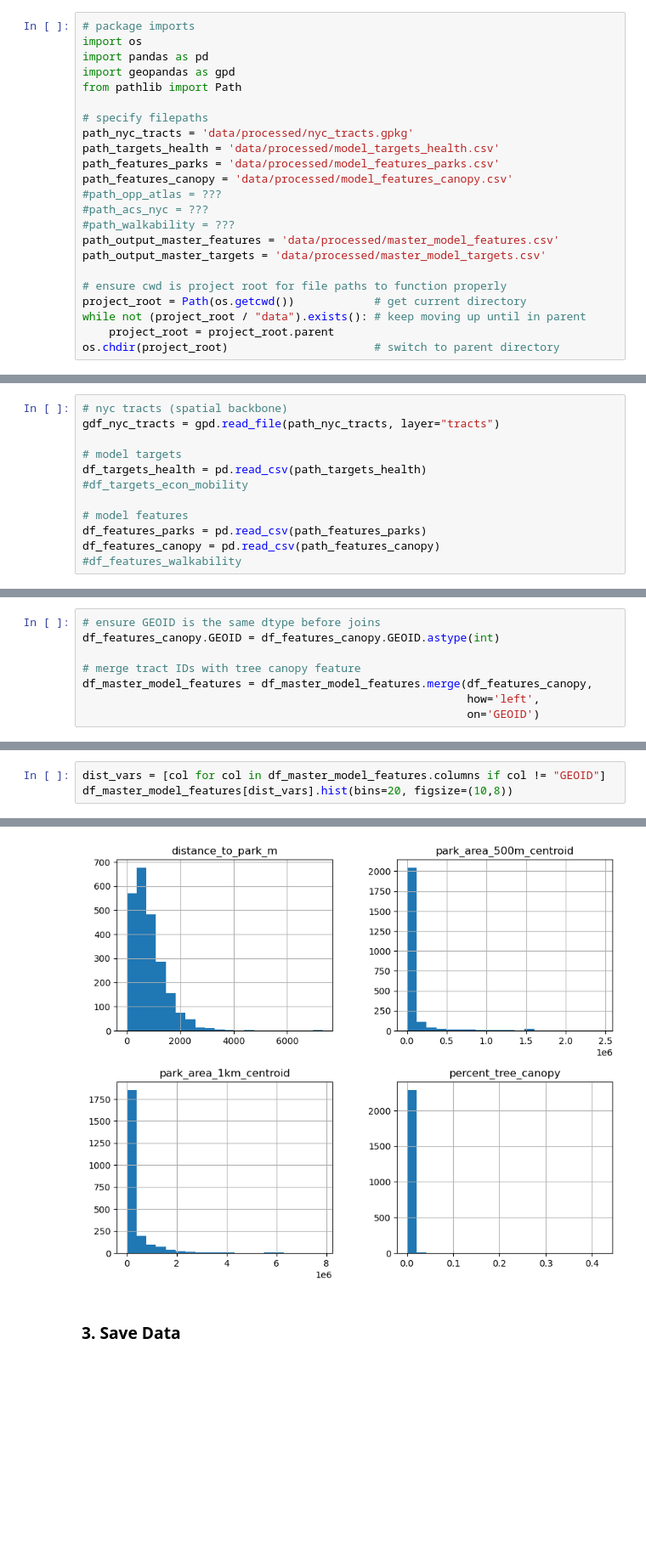
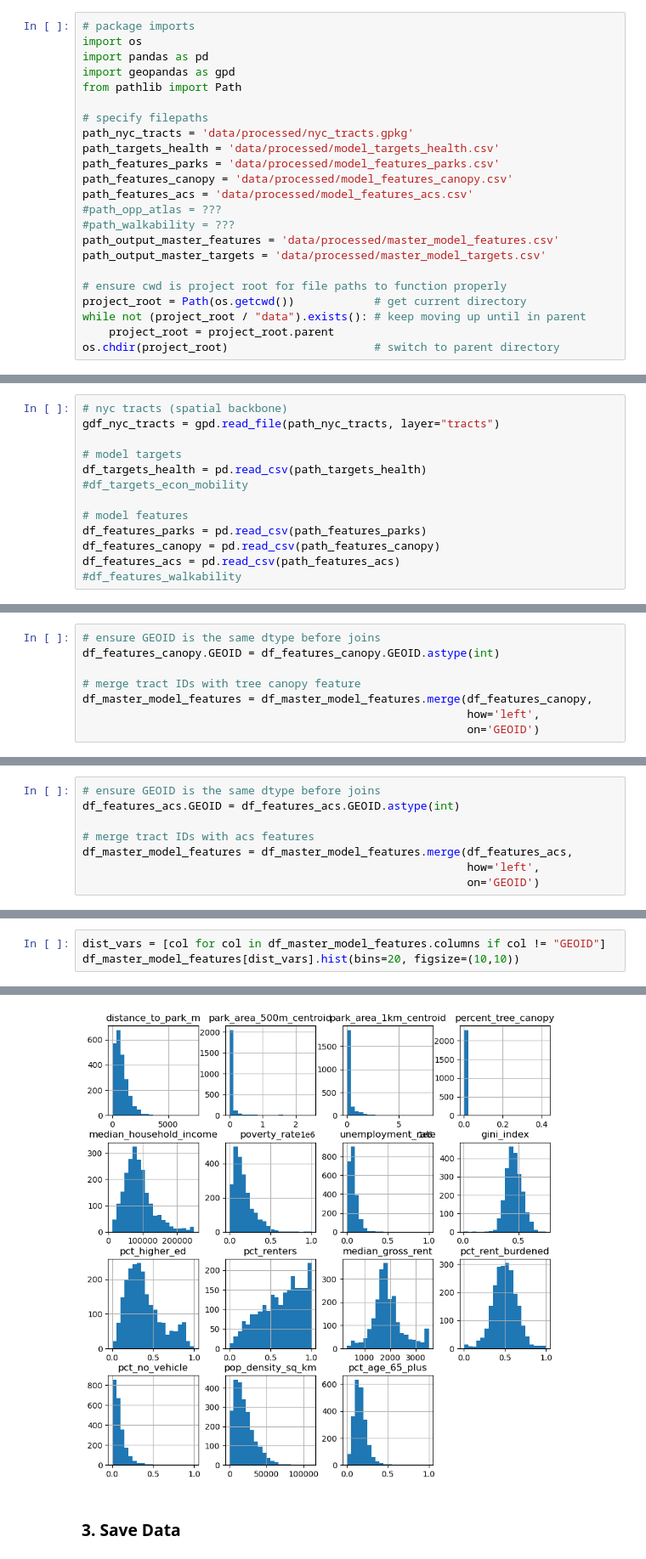
Before and after one commit to yousefja/nori, a Jupyter notebook: notebooks/09_build_master_tables.ipynb, the cells around one changed output, grey strips where cells are left out. Shown at 85% size. Cells and saved outputs as stored; diff of their text form; blank space fills up the shorter version.

Commit message:
finished acs model features

```diff
--- a/notebooks/09_build_master_tables.ipynb
+++ b/notebooks/09_build_master_tables.ipynb
@@ -30,8 +30,8 @@ path_nyc_tracts = 'data/processed/nyc_tracts.gpkg'
 path_targets_health = 'data/processed/model_targets_health.csv'
 path_features_parks = 'data/processed/model_features_parks.csv'
 path_features_canopy = 'data/processed/model_features_canopy.csv'
+path_features_acs = 'data/processed/model_features_acs.csv'
 #path_opp_atlas = ???
-#path_acs_nyc = ???
 #path_walkability = ???
 path_output_master_features = 'data/processed/master_model_features.csv'
 path_output_master_targets = 'data/processed/master_model_targets.csv'
@@ -54,6 +54,7 @@ df_targets_health = pd.read_csv(path_targets_health)
 # model features
 df_features_parks = pd.read_csv(path_features_parks)
 df_features_canopy = pd.read_csv(path_features_canopy)
+df_features_acs = pd.read_csv(path_features_acs)
 #df_features_walkability
 # %% [markdown]
 ### 2. Create Tables
@@ -127,3 +128,11 @@ df_master_model_features = df_master_model_features.merge(df_features_canopy,
+# %%
+# ensure GEOID is the same dtype before joins
+df_features_acs.GEOID = df_features_acs.GEOID.astype(int)
+
+# merge tract IDs with acs features
+df_master_model_features = df_master_model_features.merge(df_features_acs,
+                                                          how='left',
+                                                          on='GEOID')
 # %%
 # ensure model features were correctly joined
 df_master_model_features.head()
@@ -137,5 +146,5 @@ df_master_model_features.head()
 # %%
 dist_vars = [col for col in df_master_model_features.columns if col != "GEOID"]
-df_master_model_features[dist_vars].hist(bins=20, figsize=(10,8))
+df_master_model_features[dist_vars].hist(bins=20, figsize=(10,10))
 # %% [output]
 array([[<Axes: title={'center': 'distance_to_park_m'}>,
@@ -145,4 +166,4 @@ array([[<Axes: title={'center': 'distance_to_park_m'}>,
-[figure, old version]
+[figure, new version]
 # %% [markdown]
 ### 3. Save Data
 # %%
```
Also changed, not shown: parts of 4 cells of this notebook, 3 other files.
